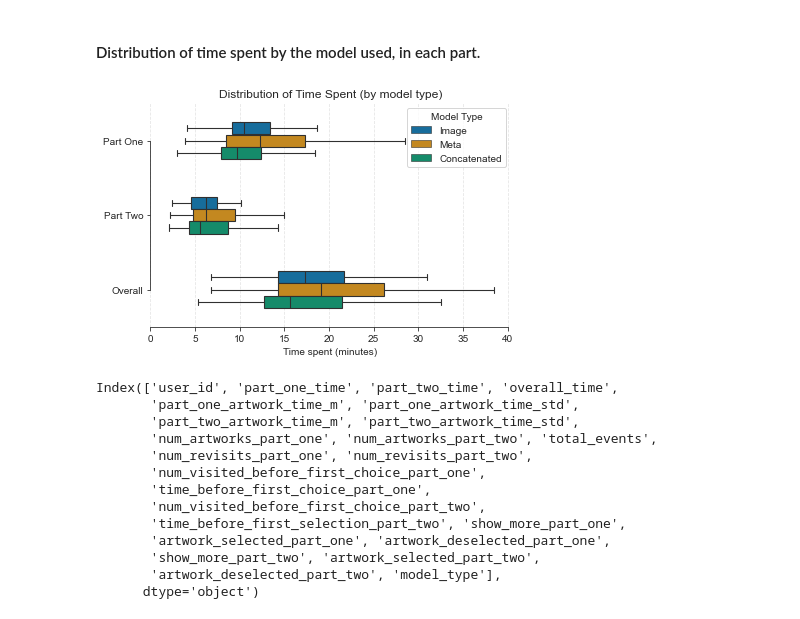
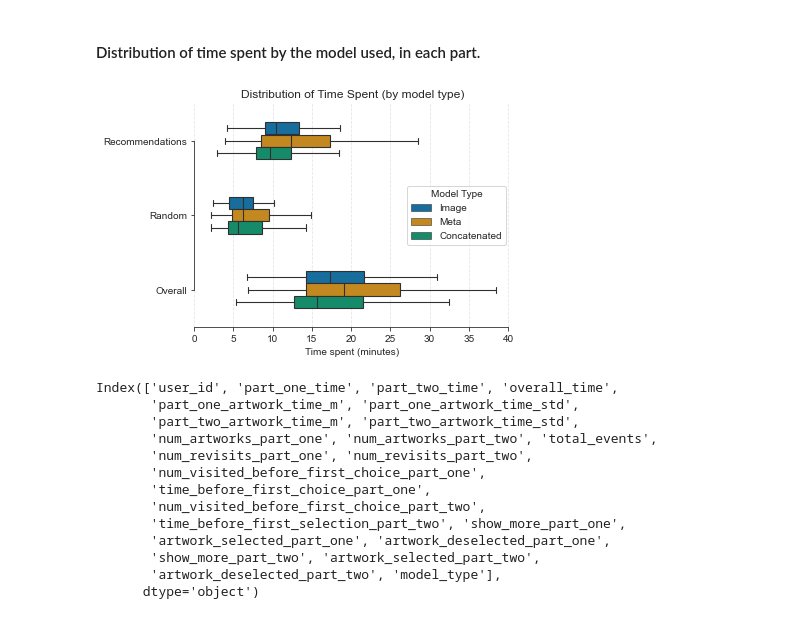
Before and after one commit to MuseRec/analytics, a Jupyter notebook: notebooks/interactions.ipynb, the cells around one changed output. Cells and saved outputs as stored; diff of their text form; code cells hidden in the pictures.

```diff
--- a/notebooks/interactions.ipynb
+++ b/notebooks/interactions.ipynb
@@ -169,35 +169,35 @@ p = sns.boxplot(
     data = interaction_statistics.melt(
         id_vars = 'model_type',
         value_vars = ['part_one_time', 'part_two_time', 'overall_time'],
         value_name = 'time_value',
         var_name = 'time_feature'
     ),
     y = 'time_feature', x = 'time_value', hue = 'model_type',
     width = 0.5,
     linewidth = 1.1,
     notch = False,
     showfliers = False
 )
 p.set(
     xlabel = 'Time spent (minutes)',
     ylabel = '',
-    yticklabels = ['Part One', 'Part Two', 'Overall'],
+    yticklabels = ['Recommendations', 'Random', 'Overall'],
     title = 'Distribution of Time Spent (by model type)',
     xticks = [0, 5, 10, 15, 20, 25, 30, 35, 40]
 )
 p.xaxis.grid(True, alpha = 0.5, linestyle = 'dashed')
 p.set_axisbelow(True)
 
 
 p.legend_.set_title('Model Type')
 for t, l in zip(p.legend_.texts, ['Image', 'Meta', 'Concatenated']):
     t.set_text(l)
 
 sns.despine(trim = True)
 plt.tight_layout()
 plt.show()
 # %% [output]
-[figure, old version]
+[figure, new version]
 # %%
 interaction_statistics.columns
 # %% [output]
```
Also changed, not shown: parts of 3 cells of this notebook, 2 other files.
